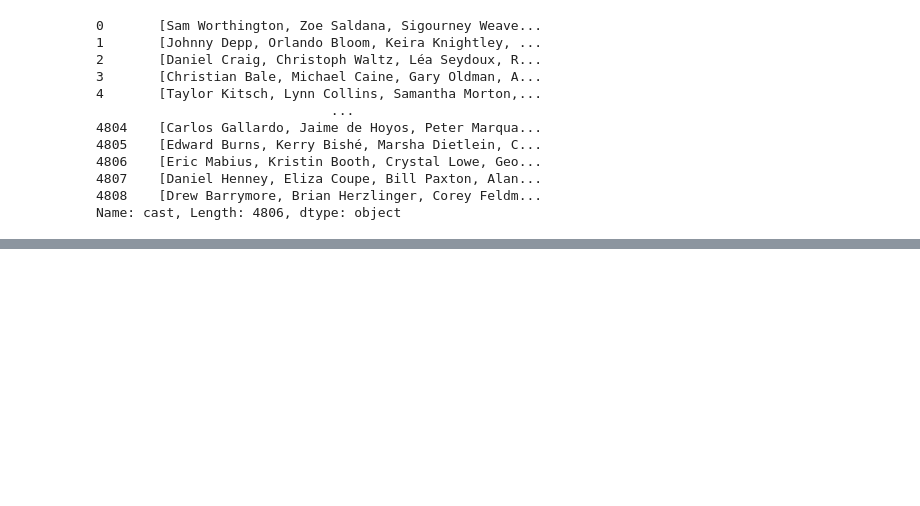
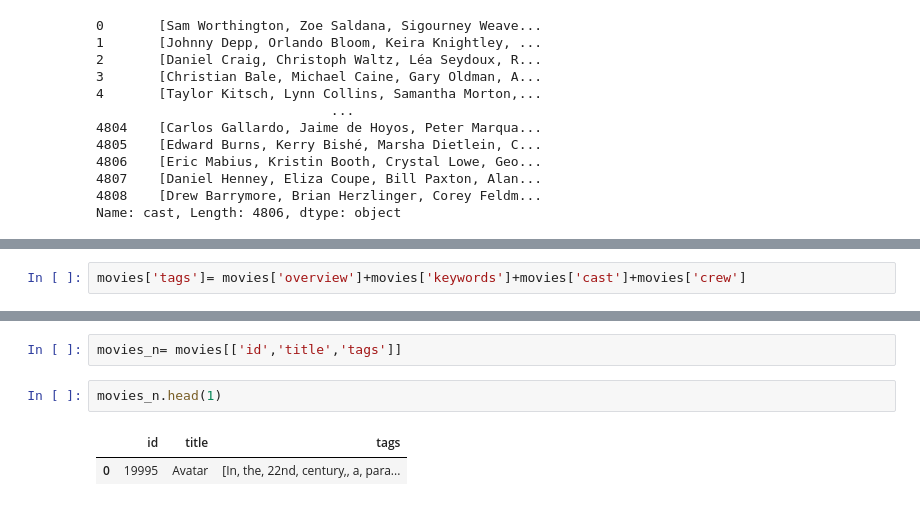
Before and after one commit to MaverickWolf14/MovieRecomendationSystem, a Jupyter notebook: model.ipynb, the cells around one changed output, grey strips where cells are left out. Drawn from its saved outputs; the diff is of its cells as text; blank space fills up the shorter version.

```diff
--- a/model.ipynb
+++ b/model.ipynb
@@ -195,0 +239,2 @@ Name: cast, Length: 4806, dtype: object
+# %%
+movies['tags']= movies['overview']+movies['keywords']+movies['cast']+movies['crew']
@@ -195,0 +246,7 @@ Name: cast, Length: 4806, dtype: object
+# %%
+movies_n= movies[['id','title','tags']]
+# %%
+movies_n.head(1)
+# %% [output]
+|  | id | title | tags |
+| 0 | 19995 | Avatar | [In, the, 22nd, century,, a, para... |
```
Also changed, not shown: parts of 45 cells of this notebook.
